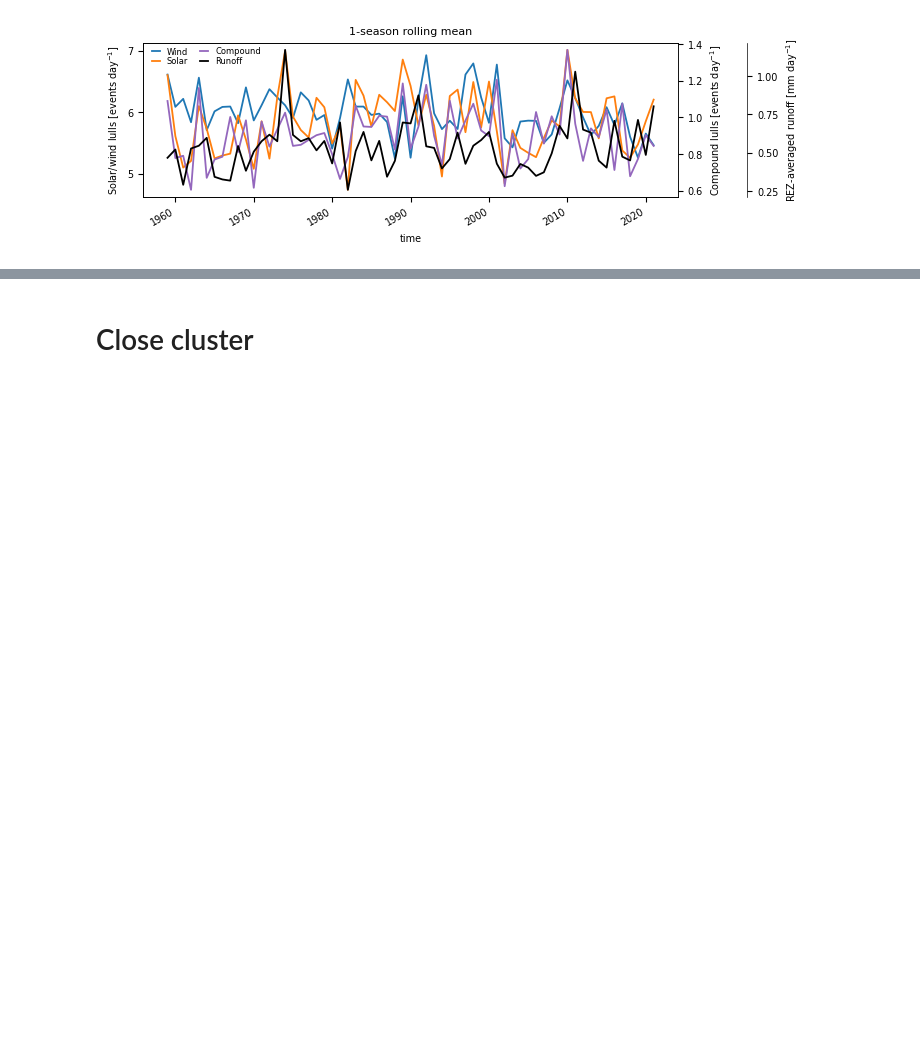
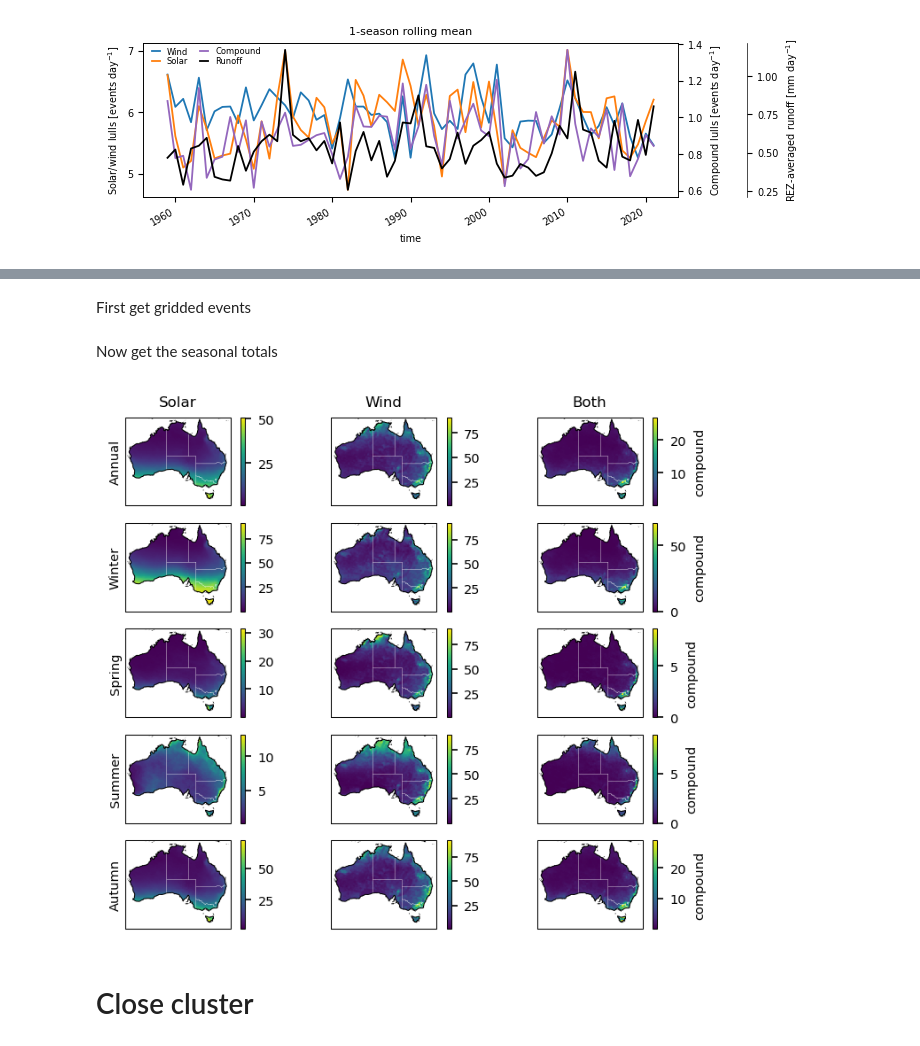
Before and after one commit to dougrichardson/Richardson_2023_energy, a Jupyter notebook: 1_energy_events.ipynb, the cells around one changed output, grey strips where cells are left out. Saved outputs shown, nothing was run; the diff lists cells and outputs as text; code cells hidden in the pictures; blank space fills up the shorter version.

```diff
--- a/1_energy_events.ipynb
+++ b/1_energy_events.ipynb
@@ -887,3 +904,62 @@ plot_seasonal_ts(season_100w.resample(time='1YS').mean(),
+# %% [markdown]
+First get gridded events
+# %%
+aus_events_mssrd = fn.get_events(aus_mssrd, thresh_mssrd, tail='lower')
+aus_events_100w = fn.get_events(aus_100w, thresh_100w, tail='lower')
+aus_events_100w_mssrd = fn.get_compound_events(aus_100w, aus_mssrd, thresh_100w, thresh_mssrd)
+# %% [markdown]
+Now get the seasonal totals
+# %%
+aus_events_mssrd_seasonal = seasonal_sum(aus_events_mssrd).compute()
+aus_events_100w_seasonal = seasonal_sum(aus_events_100w).compute()
+aus_events_both_seasonal = seasonal_sum(aus_events_100w_mssrd).compute()
+# %%
+with warnings.catch_warnings():
+    warnings.simplefilter('ignore')
+
+    with plt.rc_context(plt_params):
+        fig, axes = plt.subplots(5, 3, figsize=(6., 5), dpi=150, subplot_kw={'projection': ccrs.PlateCarree()})
+
+        for ax in axes.flatten():
+            ax.set_extent([112, 155, -10, -44])
+            ax.add_feature(
+                cartopy.feature.NaturalEarthFeature(
+                    category='cultural',
+                    name='admin_1_states_provinces',
+                    scale='10m'
+                ),
+                facecolor='none',
+                edgecolor='white',
+                lw=.1
+            )
+            ax.add_feature(
+                cartopy.feature.OCEAN, facecolor='white', zorder=2
+            )
+            ax.coastlines()
+
+        for i, season in enumerate(list(season_dict.keys())[:]):
+            for j, (name, event_da) in enumerate(zip(
+                ['Solar', 'Wind', 'Both'],
+                [aus_events_mssrd_seasonal, aus_events_100w_seasonal, aus_events_both_seasonal]
+            )):
+                da = fn.month_subset(event_da, season_dict[season])
+
+                da.mean('time').plot(ax=axes[i,j])
+
+                # da.std('time').plot.contour(ax=axes[i,j], colors='k', levels=np.arange(0, 30, 5), linewidths=1)
+                # da.std('time').plot.contour(ax=axes[i,j], colors='white', levels=np.arange(0, 30, 5), linewidths=0.5)
+
+                if i == 0:
+                    axes[i,j].set_title(name)
+                else:
+                    axes[i,j].set_title('')
+
+                if j == 0:
+                    axes[i,j].text(-0.15, 0.5, season, va='center', rotation=90, transform=axes[i,j].transAxes)
+
+        plt.subplots_adjust(wspace=0.0)
+# %% [output]
+[figure, added]
 # %% [markdown]
 # Close cluster
 # %%
```
Also changed, not shown: parts of 4 cells of this notebook.
